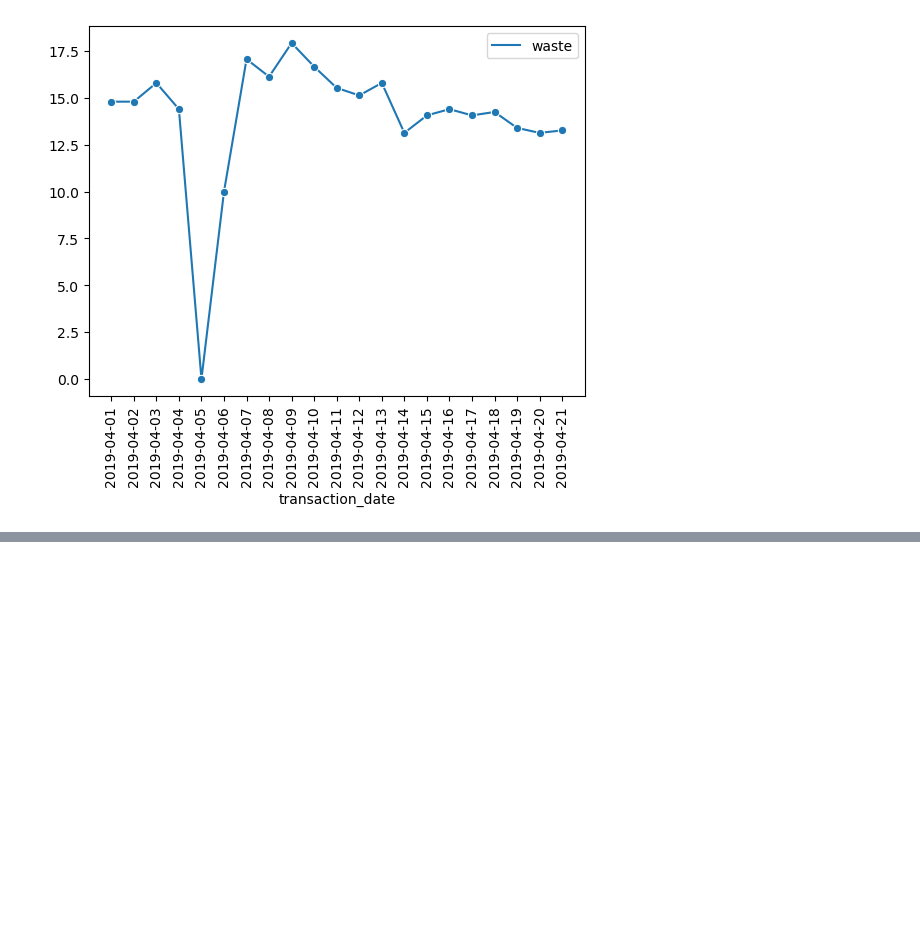
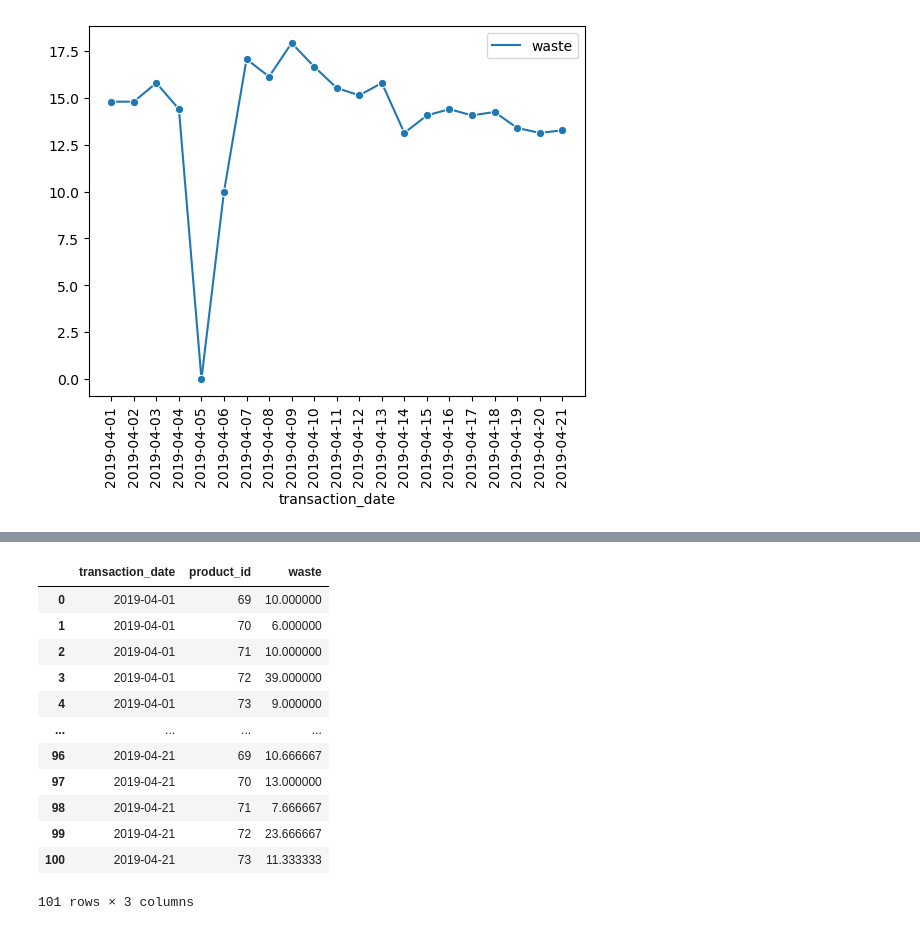
Before and after one commit to coffee-shop-analysis/coffee_project, a Jupyter notebook: explore_j.ipynb, the cells around one changed output, grey strips where cells are left out. Cells and saved outputs as stored; diff of their text form; code cells hidden in the pictures; blank space fills up the shorter version.

```diff
--- a/explore_j.ipynb
+++ b/explore_j.ipynb
@@ -637,0 +647,16 @@ ConversionError: Failed to convert value(s) to axis units:     index transaction
+# %%
+waste_by_product
+# %% [output]
+|  | transaction_date | product_id | waste |
+| 0 | 2019-04-01 | 69 | 10.000000 |
+| 1 | 2019-04-01 | 70 | 6.000000 |
+| 2 | 2019-04-01 | 71 | 10.000000 |
+| 3 | 2019-04-01 | 72 | 39.000000 |
+| 4 | 2019-04-01 | 73 | 9.000000 |
+| ... | ... | ... | ... |
+| 96 | 2019-04-21 | 69 | 10.666667 |
+| 97 | 2019-04-21 | 70 | 13.000000 |
+| 98 | 2019-04-21 | 71 | 7.666667 |
+| 99 | 2019-04-21 | 72 | 23.666667 |
+| 100 | 2019-04-21 | 73 | 11.333333 |
+101 rows × 3 columns
```
Also changed, not shown: parts of 5 cells of this notebook.
